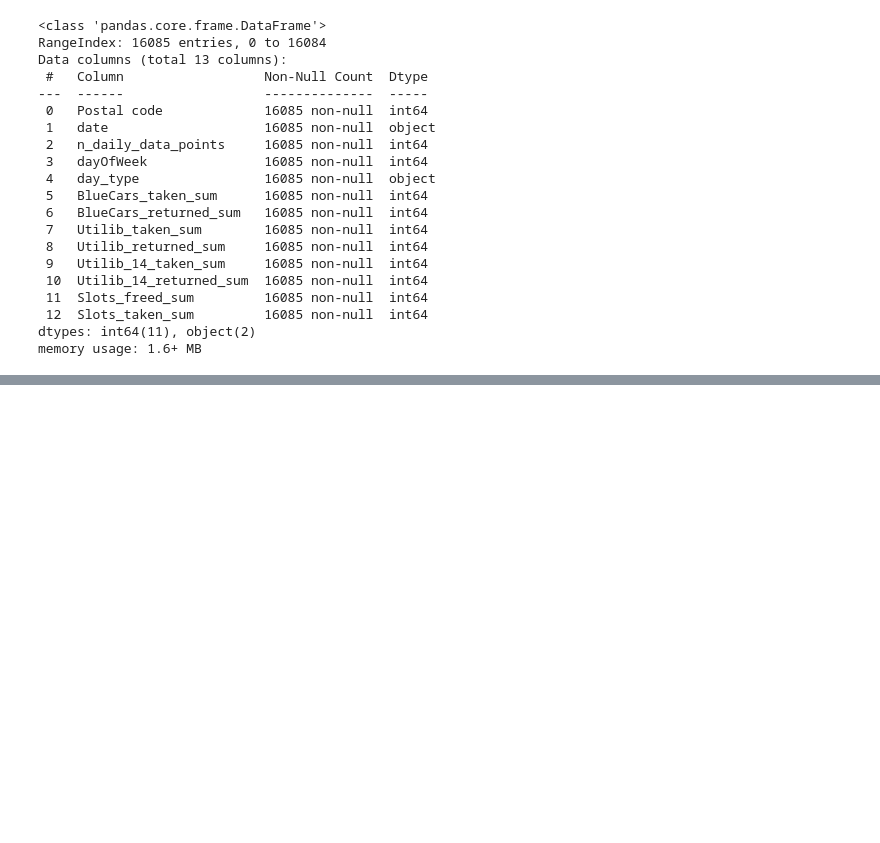
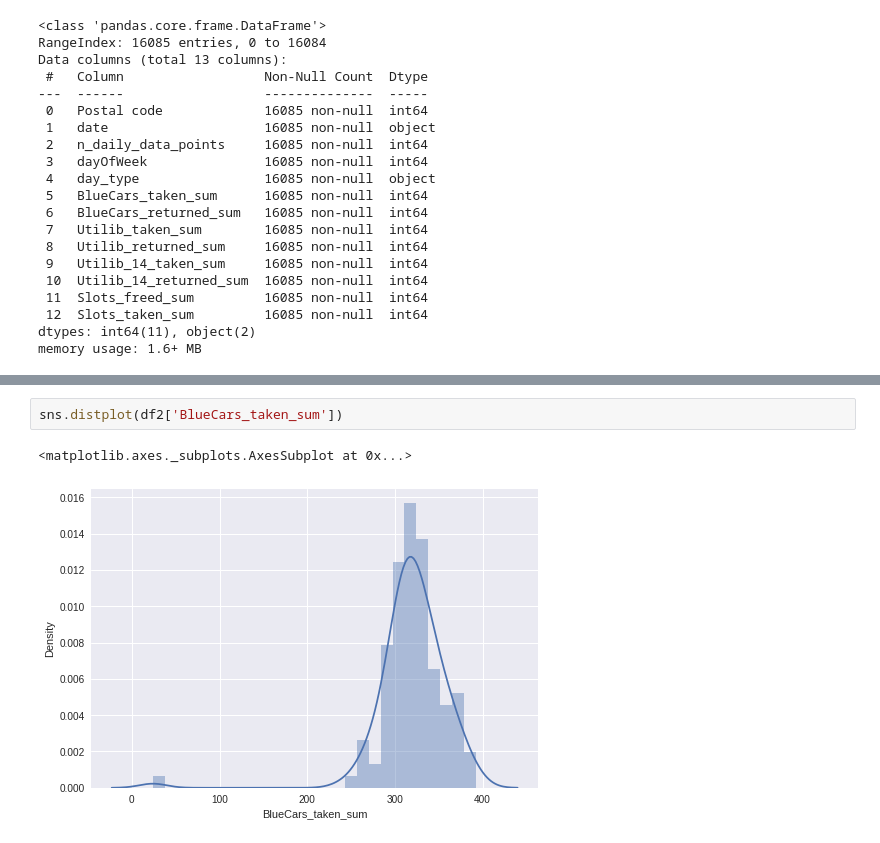
Before and after one commit to anjoya/Autolib, a Jupyter notebook: Autolib.ipynb, the cells around one changed output, grey strips where cells are left out. Drawn from its saved outputs; the diff is of its cells as text; blank space fills up the shorter version.

```diff
--- a/Autolib.ipynb
+++ b/Autolib.ipynb
@@ -357,0 +240,5 @@ _,p_value=stats.ttest_ind(a=fourdaysum,b=fridaydata['BlueCars_taken_sum'],equal_
+# %%
+sns.distplot(df2['BlueCars_taken_sum'])
+# %% [output]
+<matplotlib.axes._subplots.AxesSubplot at 0x...>
+[figure, added]
```
Also changed, not shown: parts of 49 cells of this notebook.
